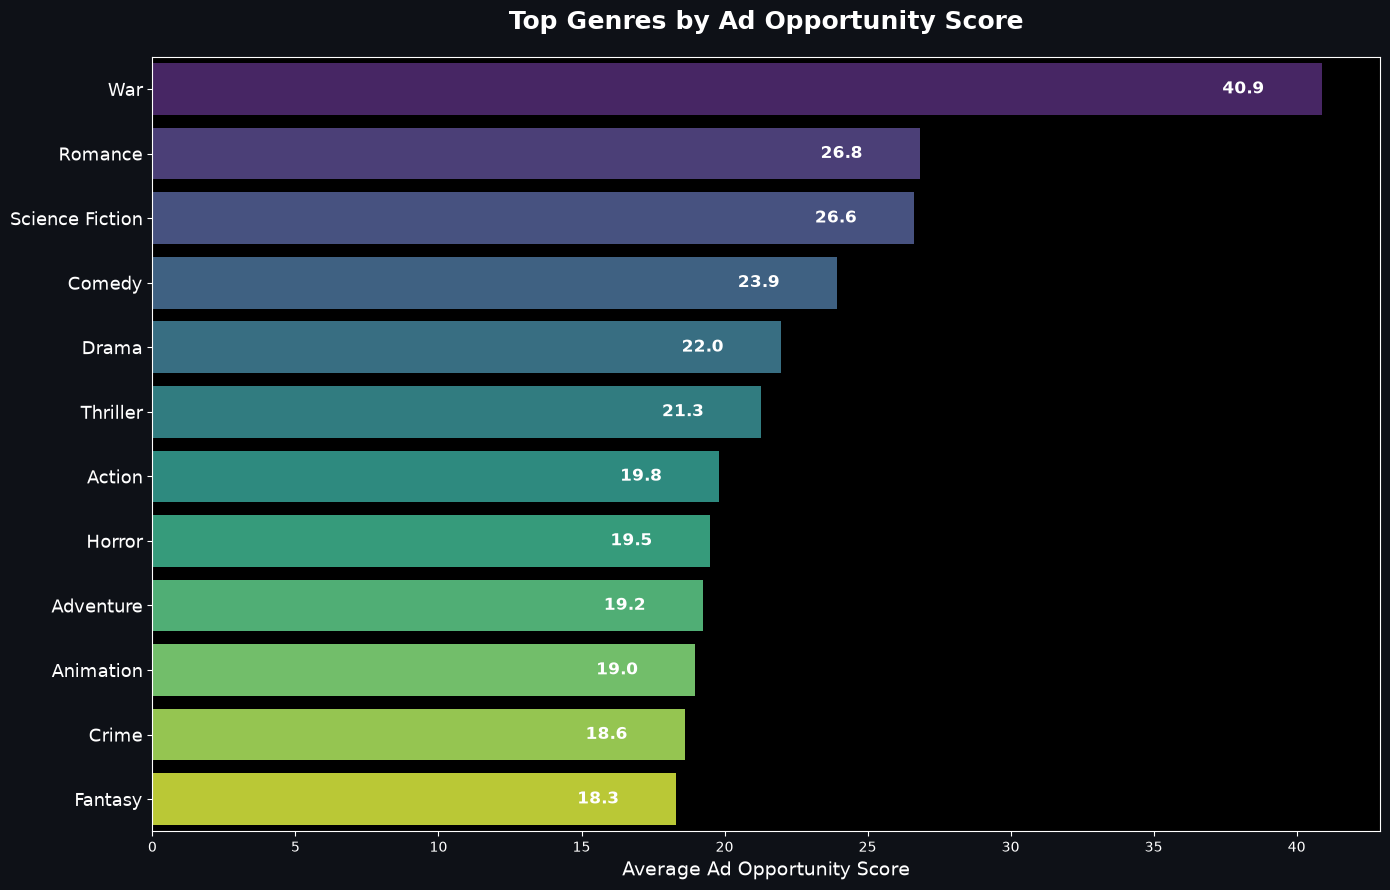
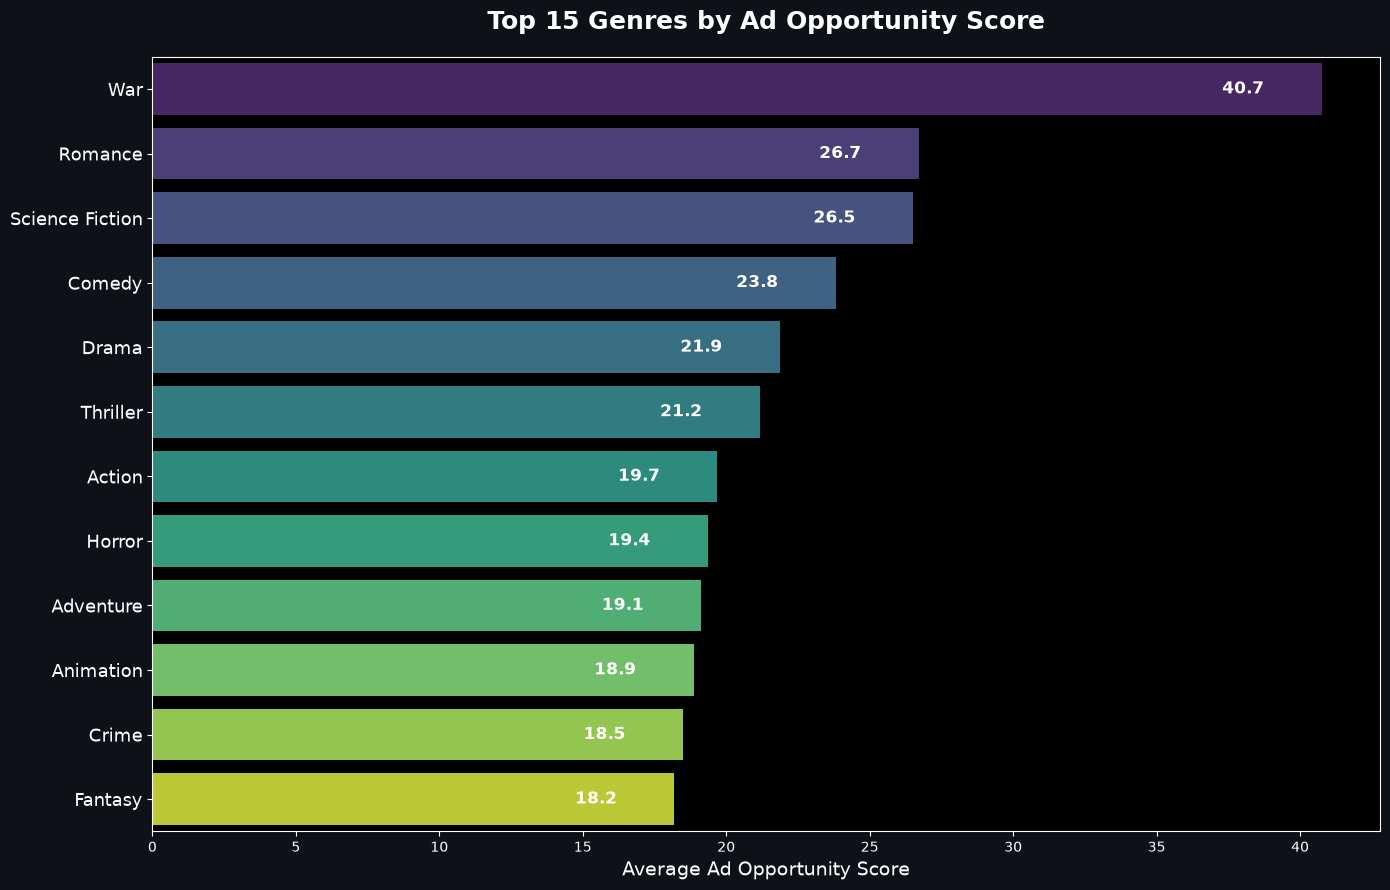
The change to this notebook cell's code, shown as a diff; its figure went from the first image to the second:
--- before
+++ after
@@ -18,5 +18,5 @@
     bar.set_edgecolor('none')
 
-plt.title('Top Genres by Ad Opportunity Score', fontsize=18, fontweight='bold', color='white', pad=20)
+plt.title('Top 15 Genres by Ad Opportunity Score', fontsize=18, fontweight='bold', color='white', pad=20)
 plt.xlabel('Average Ad Opportunity Score', fontsize=14, color='white')
 plt.ylabel('')
@@ -33,2 +33,10 @@
 plt.tight_layout()
 plt.show()
+
+# === SAVE THE EXPLODED DATASET FOR POWER BI ===
+import os
+os.makedirs('../data/processed', exist_ok=True)
+
+merged_exploded.to_csv('../data/processed/netflix_ads_genres_exploded.csv', index=False)
+print("✅ Exploded genre dataset saved to data/processed/netflix_ads_genres_exploded.csv")
+print(f"Rows: {merged_exploded.shape[0]:,} | Columns: {merged_exploded.shape[1]}")

Commit: Final: Complete Netflix Ads Analytics - Updated scoring, exploded genres, visualizations, and README